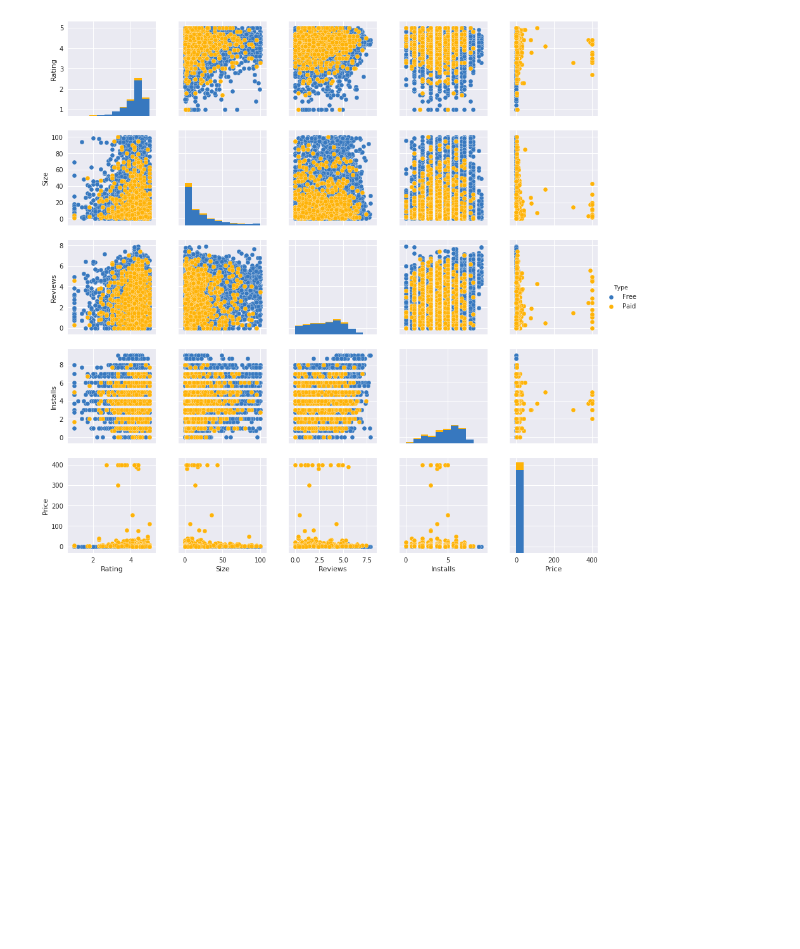
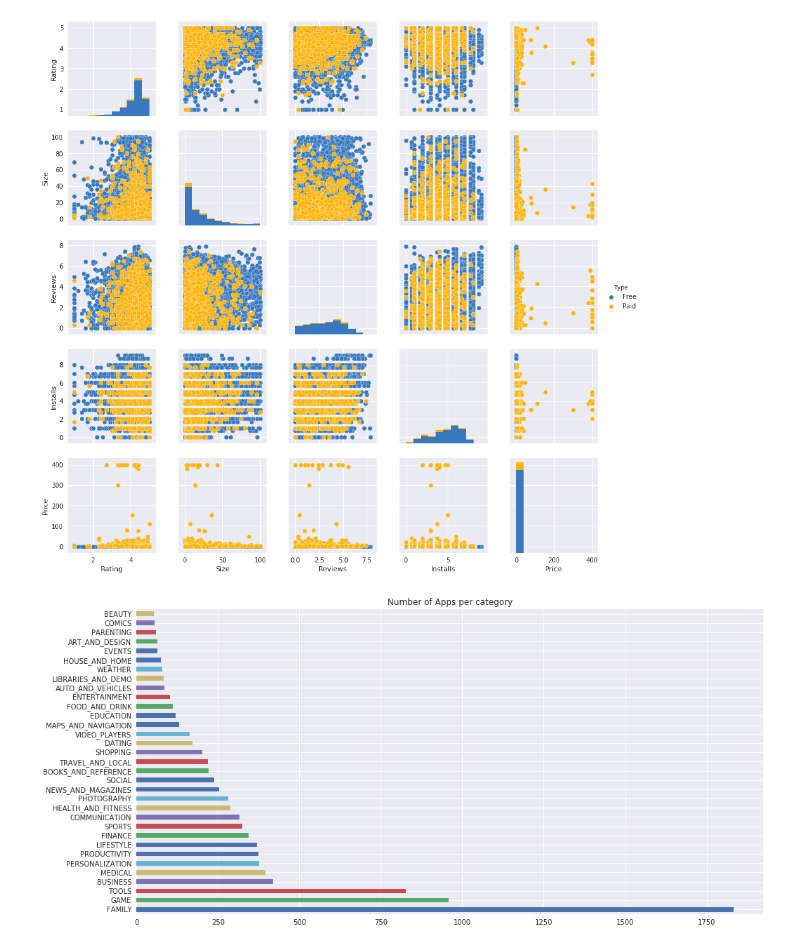
Before and after one commit to m3eeza/android-app-market-analysis, a Jupyter notebook: android-app-market-analysis.ipynb, the cells around one changed output. Cells and saved outputs as stored; diff of their text form; code cells hidden in the pictures; blank space fills up the shorter version.

```diff
--- a/android-app-market-analysis.ipynb
+++ b/android-app-market-analysis.ipynb
@@ -106,18 +109,20 @@ print(type(df['Installs'][0]))
 # %%
 # Column: Size -> Remove 'M', Replace 'k' and divide by 1000 (1MB = 1000 KB)
 
-df['Size'] = df['Size'].apply(lambda x: str(x).replace('Varies with device', 'NaN') if 'Varies with device' in str(x) else x)
+df['Size'] = df['Size'].apply(lambda x: str(x).replace('Varies with device', 'NaN'))
 
-df['Size'] = df['Size'].apply(lambda x: str(x).replace('M', '') if 'M' in str(x) else x)
-df['Size'] = df['Size'].apply(lambda x: str(x).replace(',', '') if 'M' in str(x) else x)
+df['Size'] = df['Size'].apply(lambda x: str(x).replace('M', ''))
+df['Size'] = df['Size'].apply(lambda x: str(x).replace(',', ''))
 df['Size'] = df['Size'].apply(lambda x: float(str(x).replace('k', '')) / 1000 if 'k' in str(x) else x)
 df['Size'] = df['Size'].apply(lambda x: float(x))
 
 # Column: Price -> Remove '$' sign
-df['Price'] = df['Price'].apply(lambda x: str(x).replace('$', '') if '$' in str(x) else str(x))
-df['Price'] = df['Price'].apply(lambda x: float(x))
+df['Price'] = df['Price'].apply(lambda x: float(str(x).replace('$', '')))
 
 df['Reviews'] = df['Reviews'].apply(lambda x: int(x))
 
+# Column: Last_Updated
+df["Last Updated"] = pd.to_datetime(df['Last Updated'])
+
 print(df.dtypes)
 # %% [output]
@@ -148,3 +153,8 @@ p = sns.pairplot(pd.DataFrame(list(zip(rating, size, reviews, installs, app_type
                         columns=['Rating','Size', 'Reviews', 'Installs', 'Type', 'Price']), hue='Type', palette=sns.xkcd_palette(colors))
 # %% [output]
 [figure]
+# %%
+df['Category'].value_counts().plot(kind='barh',figsize= (16,8))
+title=plt.title('Number of Apps per category')
+# %% [output]
+[figure, added]
```
Also changed, not shown: parts of 16 cells of this notebook.
